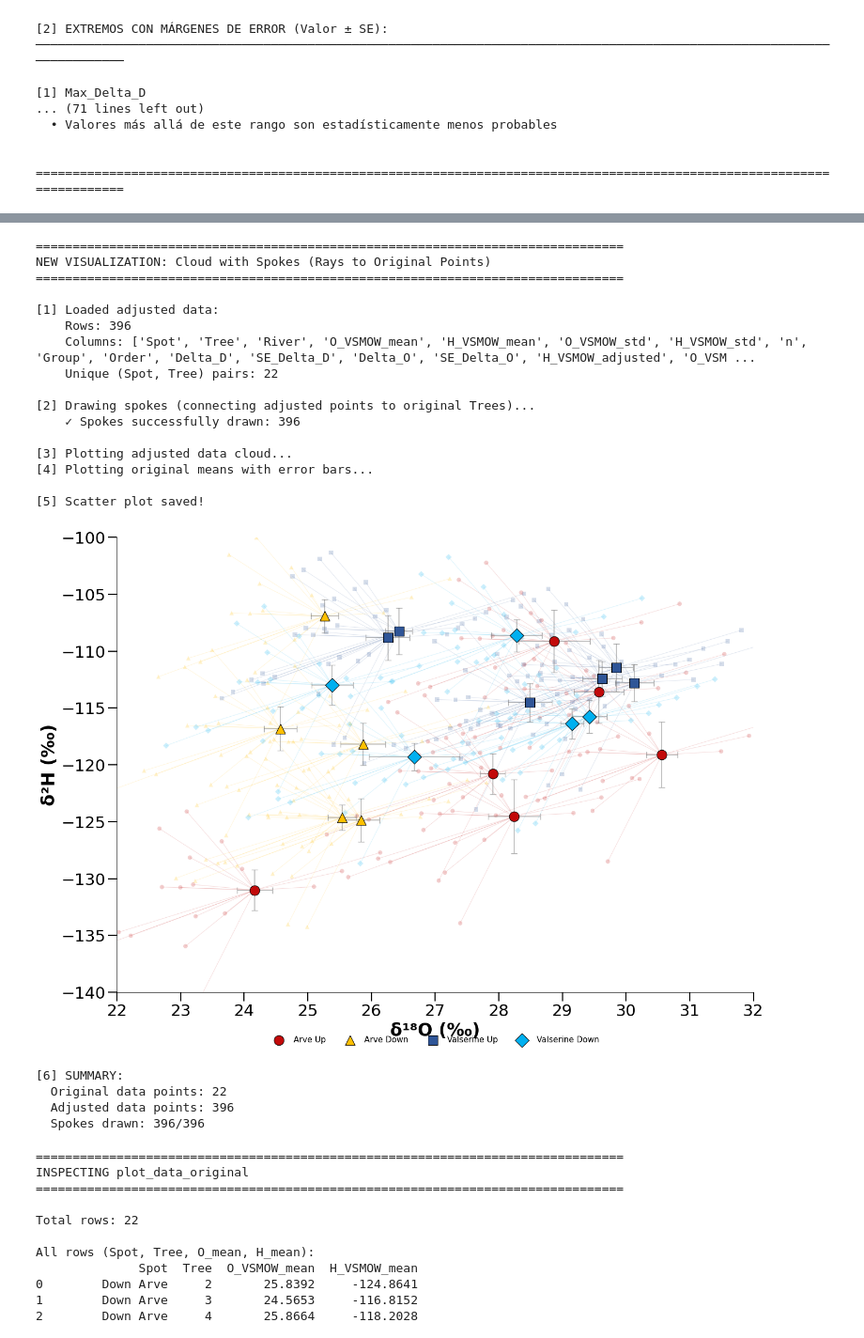
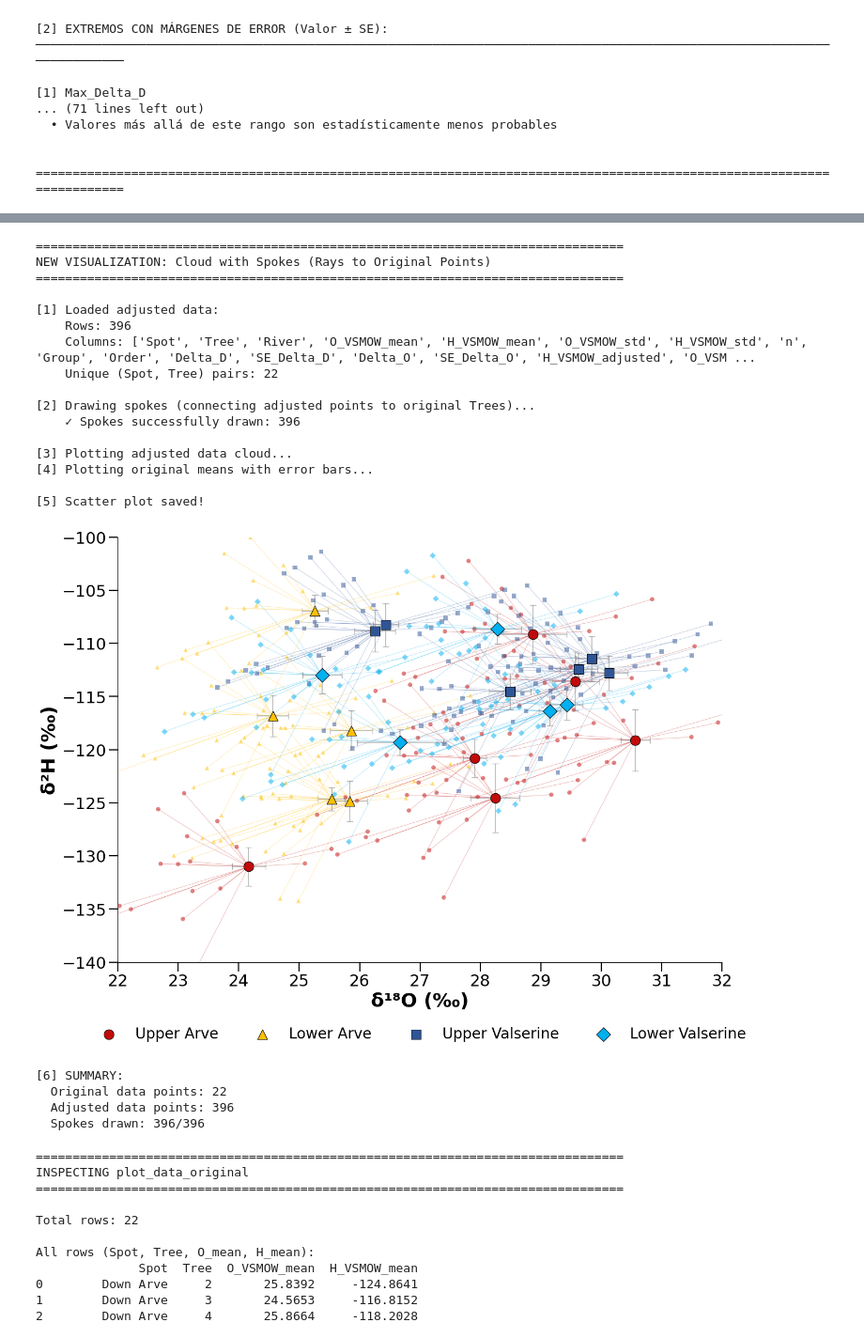
Before and after one commit to JavierDelHoyoGibaja/IsotopesR, a Jupyter notebook: Combination.ipynb, the cells around one changed output, grey strips where cells are left out. Shown at 94% size. Drawn from its saved outputs; the diff is of its cells as text; code cells hidden in the pictures.

Commit message:
sorges graph good size for graphical abstract

```diff
--- a/Combination.ipynb
+++ b/Combination.ipynb
@@ -2409,10 +2409,10 @@ print(plot_data['Category'].value_counts())
 
 # Color and marker mapping
 color_marker_map = {
-    'Arve Up': {'color': '#C20A0A', 'marker': 'o', 'label': 'Arve Up'},      # Red circle
+    'Arve Up': {'color': '#C20A0A', 'marker': 'o', 'label': 'Upper Arve'},      # Red circle
     'Arve Down': {'color': '#FFC000', 'marker': '^', 'label': 'Arve Down'},  # Yellow triangle
     'Valserine Up': {'color': '#2F5597', 'marker': 's', 'label': 'Valserine Up'},    # Blue square
-    'Valserine Down': {'color': '#00B0F0', 'marker': 'D', 'label': 'Valserine Down'}  # Light blue diamond
+    'Valserine Down': {'color': '#00B0F0', 'marker': 'D', 'label': 'Lower Valserine'}  # Light blue diamond
 }
 
 # Create figure
@@ -2564,10 +2564,10 @@ plot_data_original['Category'] = plot_data_original['River'] + ' ' + plot_data_o
 
 # Color and marker mapping
 color_marker_map = {
-    'Arve Up': {'color': '#C20A0A', 'marker': 'o', 'label': 'Arve Up'},
-    'Arve Down': {'color': '#FFC000', 'marker': '^', 'label': 'Arve Down'},
-    'Valserine Up': {'color': '#2F5597', 'marker': 's', 'label': 'Valserine Up'},
-    'Valserine Down': {'color': '#00B0F0', 'marker': 'D', 'label': 'Valserine Down'}
+    'Arve Up': {'color': '#C20A0A', 'marker': 'o', 'label': 'Upper Arve'},
+    'Arve Down': {'color': '#FFC000', 'marker': '^', 'label': 'Lower Arve'},
+    'Valserine Up': {'color': '#2F5597', 'marker': 's', 'label': 'Upper Valserine'},
+    'Valserine Down': {'color': '#00B0F0', 'marker': 'D', 'label': 'Lower Valserine'}
 }
 
 # Create figure
@@ -2720,10 +2720,10 @@ fig, ax = plt.subplots(figsize=(14, 10))
 
 # Color and marker mapping
 color_marker_map = {
-    'Arve Up': {'color': '#C20A0A', 'marker': 'o', 'label': 'Arve Up'},
-    'Arve Down': {'color': '#FFC000', 'marker': '^', 'label': 'Arve Down'},
-    'Valserine Up': {'color': '#2F5597', 'marker': 's', 'label': 'Valserine Up'},
-    'Valserine Down': {'color': '#00B0F0', 'marker': 'D', 'label': 'Valserine Down'}
+    'Arve Up': {'color': '#C20A0A', 'marker': 'o', 'label': 'Upper Arve'},
+    'Arve Down': {'color': '#FFC000', 'marker': '^', 'label': 'Lower Arve'},
+    'Valserine Up': {'color': '#2F5597', 'marker': 's', 'label': 'Upper Valserine'},
+    'Valserine Down': {'color': '#00B0F0', 'marker': 'D', 'label': 'Lower Valserine'}
 }
 
 # FIRST: Draw spokes (lines from adjusted points to original points)
@@ -2750,7 +2750,7 @@ for idx, adj_row in adjusted_plot_with_tree.iterrows():
             [adj_row['H_VSMOW_adjusted'], orig_row['H_VSMOW_mean']],
             color=style['color'],
             linewidth=0.7,
-            alpha=0.15,
+            alpha=0.3,
             zorder=1
         )
         spokes_drawn += 1
@@ -2772,7 +2772,7 @@ for category, style in color_marker_map.items():
             color=style['color'],
             marker=style['marker'],
             s=35,
-            alpha=0.2,
+            alpha=0.5,
             edgecolors='none',
             zorder=2
         )
@@ -2809,45 +2809,45 @@ for category, style in color_marker_map.items():
         )
 
 # Format
-ax.set_xlabel('δ¹⁸O (‰)', fontsize=24, fontweight='bold')
-ax.set_ylabel('δ²H (‰)', fontsize=24, fontweight='bold')
+ax.set_xlabel('δ¹⁸O (‰)', fontsize=26, fontweight='bold')
+ax.set_ylabel('δ²H (‰)', fontsize=26, fontweight='bold')
 ax.tick_params(axis='both', which='major', labelsize=22, length=12, width=1.5)
 ax.set_xlim(22, 32)
 ax.set_ylim(-140, -100)
 ax.set_xticks(range(22, 33))
 ax.spines['top'].set_visible(False)
 ax.spines['right'].set_visible(False)
-ax.legend(loc='upper center', bbox_to_anchor=(0.5, -0.08), ncol=4, fontsize=11, frameon=False)
+ax.legend(loc='upper center', bbox_to_anchor=(0.5, -0.12), ncol=4, fontsize=20, frameon=False)
 
 plt.tight_layout()
 plt.savefig(r'C:\Users\jdelhoyo\PhD\Study cases\Genissiat\Arve-Valserine\Isotopes\GitHub Isotopes\Results\scatter_plot_genissiat_with_cloud_and_spokes.png',
             dpi=300, bbox_inches='tight')
 print(f"\n[5] Scatter plot saved!")
 
 plt.show()
 
 print(f"\n[6] SUMMARY:")
 print(f"  Original data points: {len(plot_data_original)}")
 print(f"  Adjusted data points: {len(adjusted_plot_with_tree)}")
 print(f"  Spokes drawn: {spokes_drawn}/{len(adjusted_plot_with_tree)}")
 # %% [output]
 ================================================================================
 NEW VISUALIZATION: Cloud with Spokes (Rays to Original Points)
 ================================================================================
 
 [1] Loaded adjusted data:
     Rows: 396
     Columns: ['Spot', 'Tree', 'River', 'O_VSMOW_mean', 'H_VSMOW_mean', 'O_VSMOW_std', 'H_VSMOW_std', 'n', 'Group', 'Order', 'Delta_D', 'SE_Delta_D', 'Delta_O', 'SE_Delta_O', 'H_VSMOW_adjusted', 'O_VSM ...
     Unique (Spot, Tree) pairs: 22
 
 [2] Drawing spokes (connecting adjusted points to original Trees)...
     ✓ Spokes successfully drawn: 396
 
 [3] Plotting adjusted data cloud...
 [4] Plotting original means with error bars...
 
 [5] Scatter plot saved!
-[figure, old version]
+[figure, new version]
 [6] SUMMARY:
   Original data points: 22
   Adjusted data points: 396
```
Also changed, not shown: parts of 5 cells of this notebook, 1 other file.
